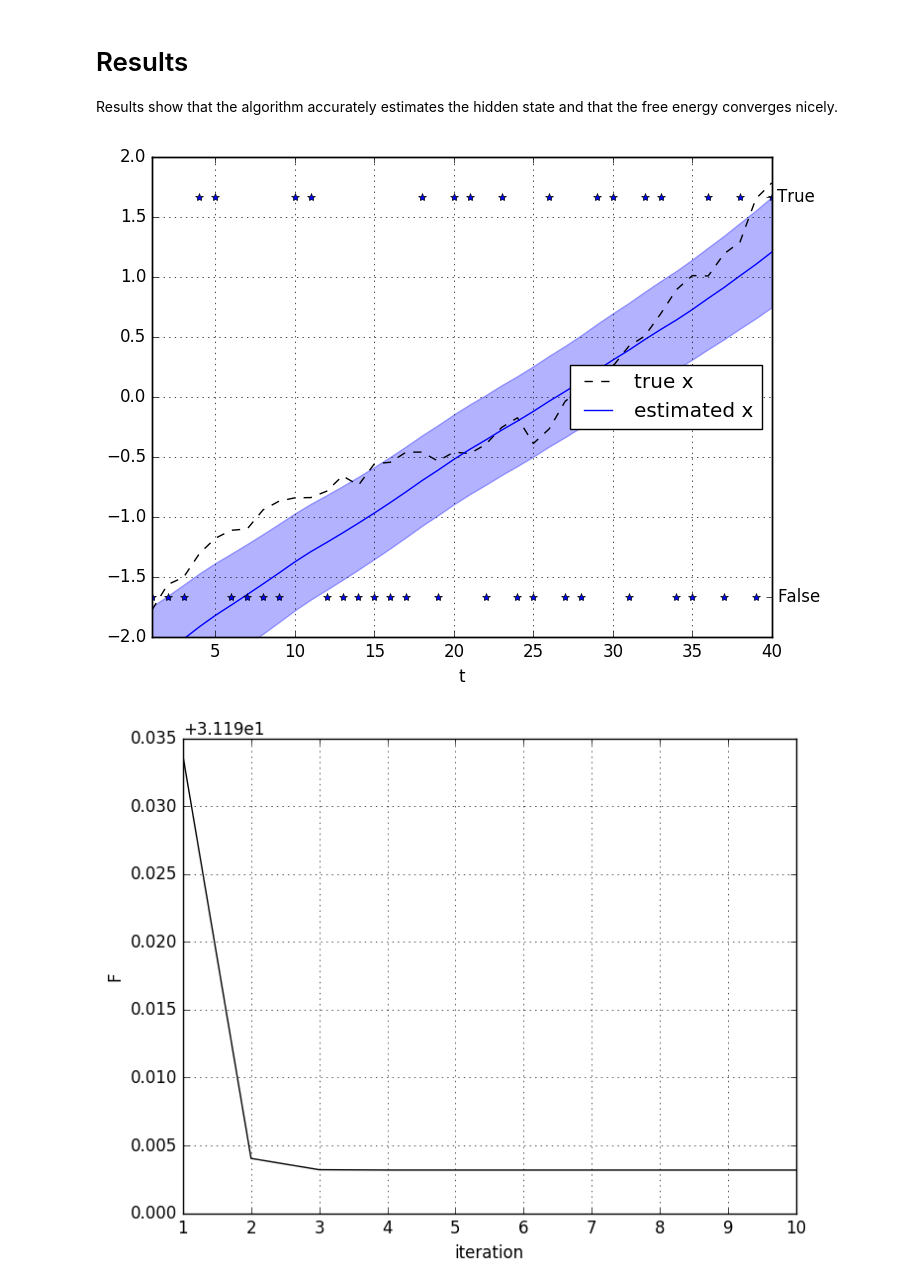
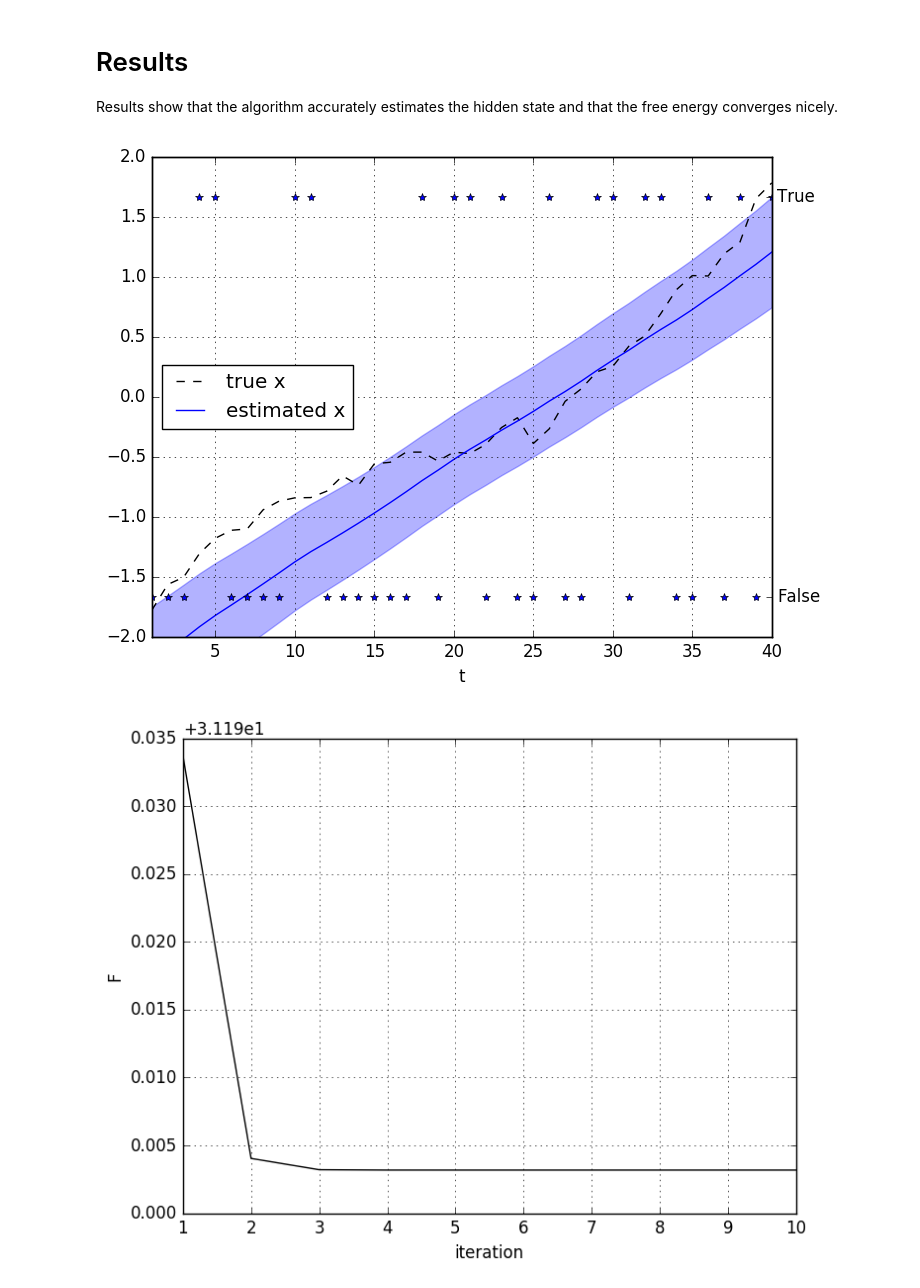
Before and after one commit to biaslab/ForneyLab.jl, a Jupyter notebook: demo/local_variational_inference.ipynb, the cells around one changed output. Saved outputs shown, nothing was run; the diff lists cells and outputs as text; code cells hidden in the pictures.

```diff
--- a/demo/local_variational_inference.ipynb
+++ b/demo/local_variational_inference.ipynb
@@ -119,26 +99,26 @@ Results show that the algorithm accurately estimates the hidden state and that t
 # %%
 using PyPlot
 
 # Extract posterior statistics
 m_x = [mean(marginals[:x_*t]) for t = 1:n_samples]
 v_x = [var(marginals[:x_*t]) for t = 1:n_samples]
 
 plot(collect(1:n_samples), x_data, "k--", label="true x")
 plot(collect(1:n_samples), m_x, "b-", label="estimated x")
 fill_between(collect(1:n_samples), m_x-sqrt.(v_x), m_x+sqrt.(v_x), color="b", alpha=0.3);
 grid("on")
 xlabel("t")
 ylim(-2, 2)
-legend(loc=7)
+legend(loc=6)
 
 ax = gca()
 ax.twinx()
 plot(collect(1:n_samples), y_data, "b*", label="y")
 yticks([0.0, 1.0], ["False", "True"]);
 ylim(-0.1, 1.1)
 xlim(1, n_samples);
 # %% [output]
-[figure, old version]
+[figure, new version]
 # %%
 plot(1:n_its, F, color="black")
 grid("on")
```
Also changed, not shown: parts of 7 cells of this notebook, 9 other files.
